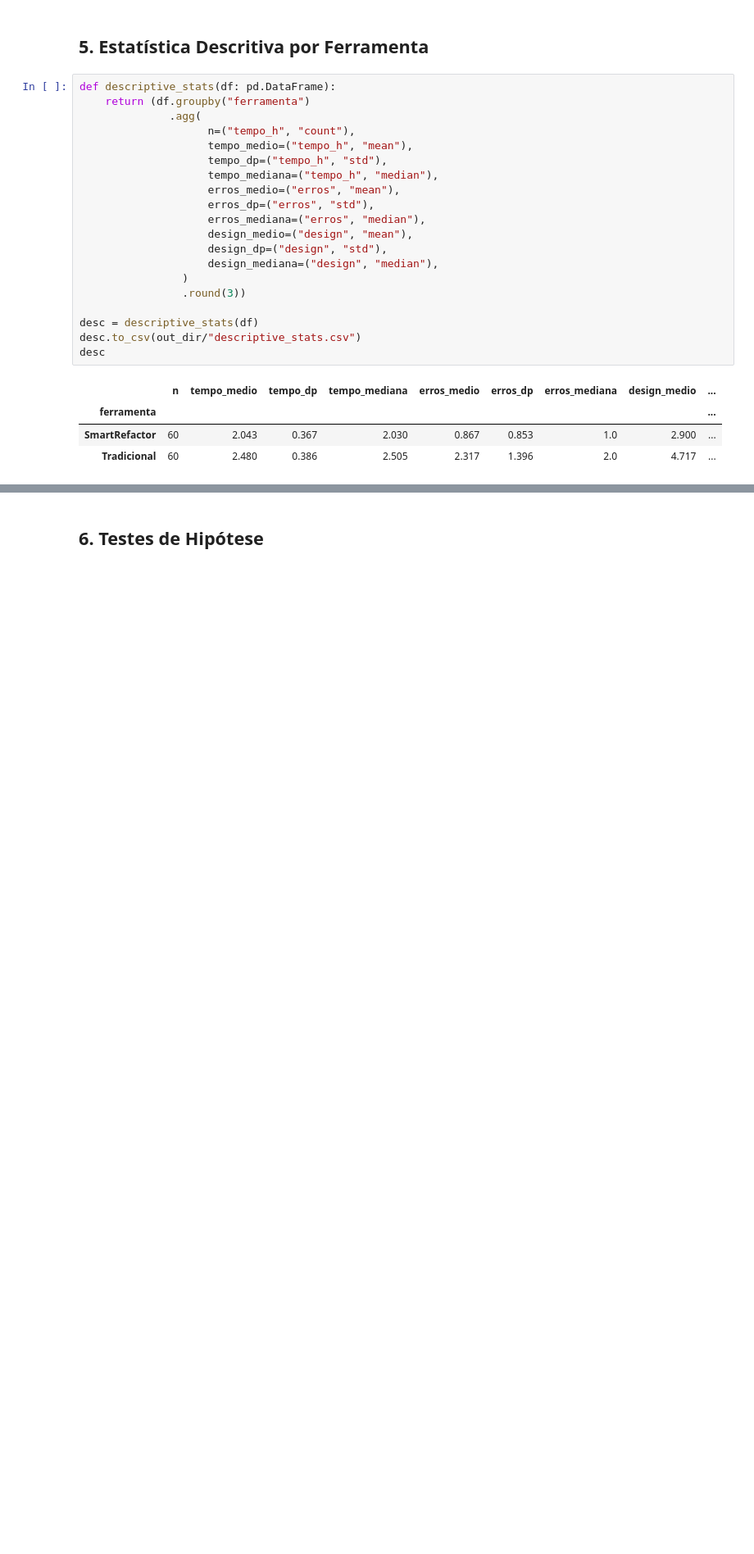
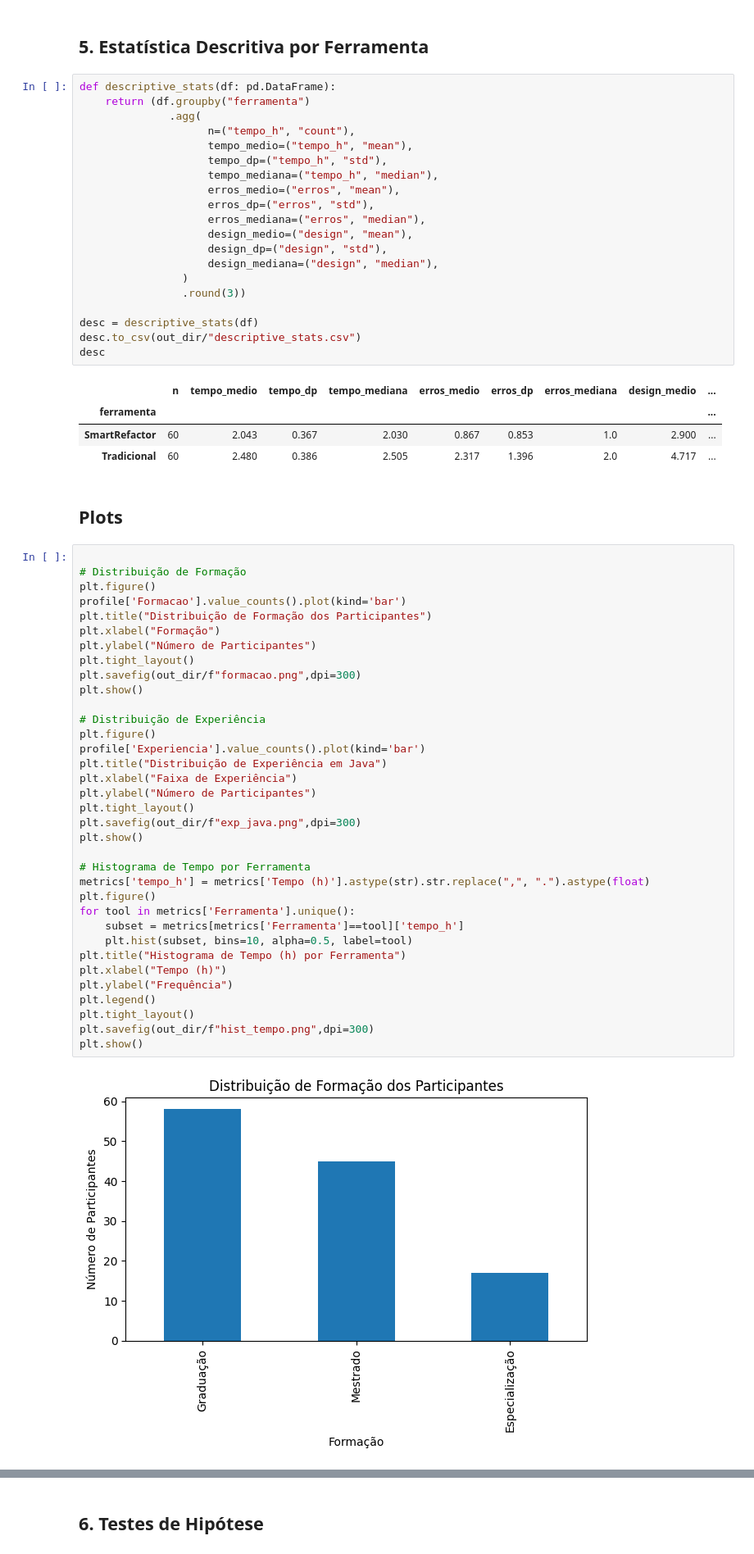
Before and after one commit to Pedro-bnogueira/AES-EP1, a Jupyter notebook: analysis_notebook.ipynb, the cells around one changed output, grey strips where cells are left out. Shown at 82% size. Cells and saved outputs as stored; diff of their text form; blank space fills up the shorter version.

```diff
--- a/analysis_notebook.ipynb
+++ b/analysis_notebook.ipynb
@@ -120,3 +189,42 @@ desc
 | ferramenta |  |  |  |  |  |  |  |  | ... |
 | SmartRefactor | 60 | 2.043 | 0.367 | 2.030 | 0.867 | 0.853 | 1.0 | 2.900 | ... |
 | Tradicional | 60 | 2.480 | 0.386 | 2.505 | 2.317 | 1.396 | 2.0 | 4.717 | ... |
+# %% [markdown]
+## Plots
+# %%
+
+# Distribuição de Formação
+plt.figure()
+profile['Formacao'].value_counts().plot(kind='bar')
+plt.title("Distribuição de Formação dos Participantes")
+plt.xlabel("Formação")
+plt.ylabel("Número de Participantes")
+plt.tight_layout()
+plt.savefig(out_dir/f"formacao.png",dpi=300)
+plt.show()
+
+# Distribuição de Experiência
+plt.figure()
+profile['Experiencia'].value_counts().plot(kind='bar')
+plt.title("Distribuição de Experiência em Java")
+plt.xlabel("Faixa de Experiência")
+plt.ylabel("Número de Participantes")
+plt.tight_layout()
+plt.savefig(out_dir/f"exp_java.png",dpi=300)
+plt.show()
+
+# Histograma de Tempo por Ferramenta
+metrics['tempo_h'] = metrics['Tempo (h)'].astype(str).str.replace(",", ".").astype(float)
+plt.figure()
+for tool in metrics['Ferramenta'].unique():
+    subset = metrics[metrics['Ferramenta']==tool]['tempo_h']
+    plt.hist(subset, bins=10, alpha=0.5, label=tool)
+plt.title("Histograma de Tempo (h) por Ferramenta")
+plt.xlabel("Tempo (h)")
+plt.ylabel("Frequência")
+plt.legend()
+plt.tight_layout()
+plt.savefig(out_dir/f"hist_tempo.png",dpi=300)
+plt.show()
+# %% [output]
+[figure, added]
```
Also changed, not shown: parts of 4 cells of this notebook, 3 other files.
